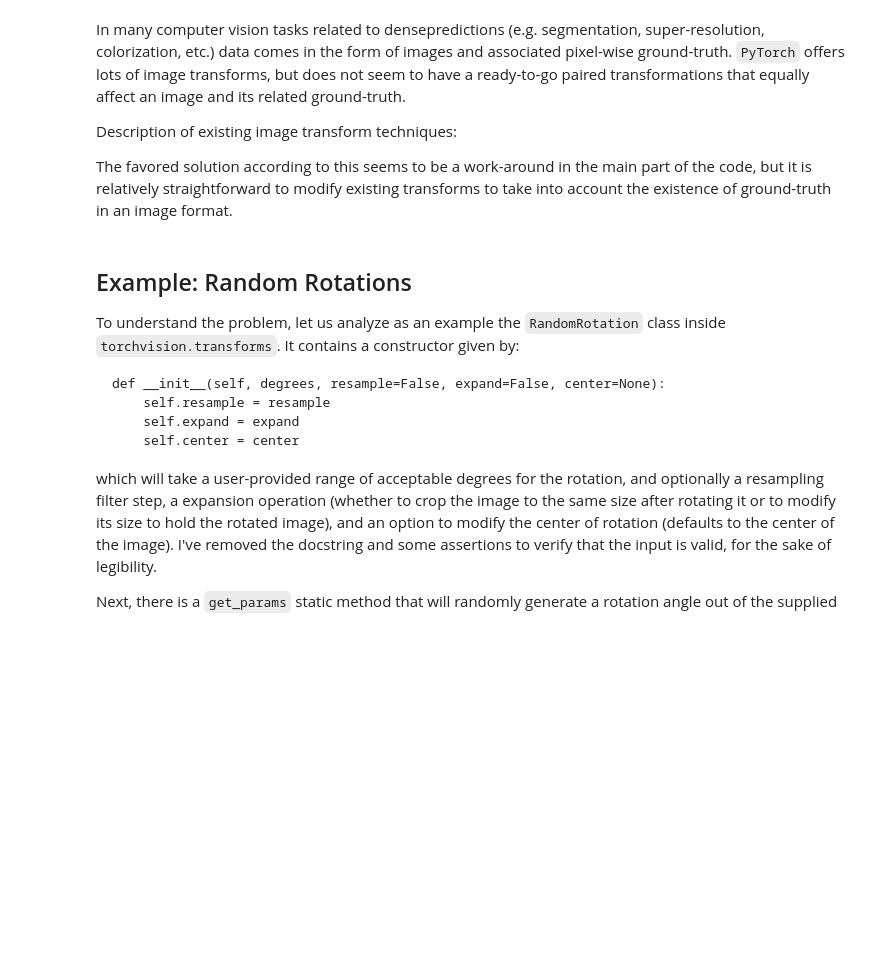
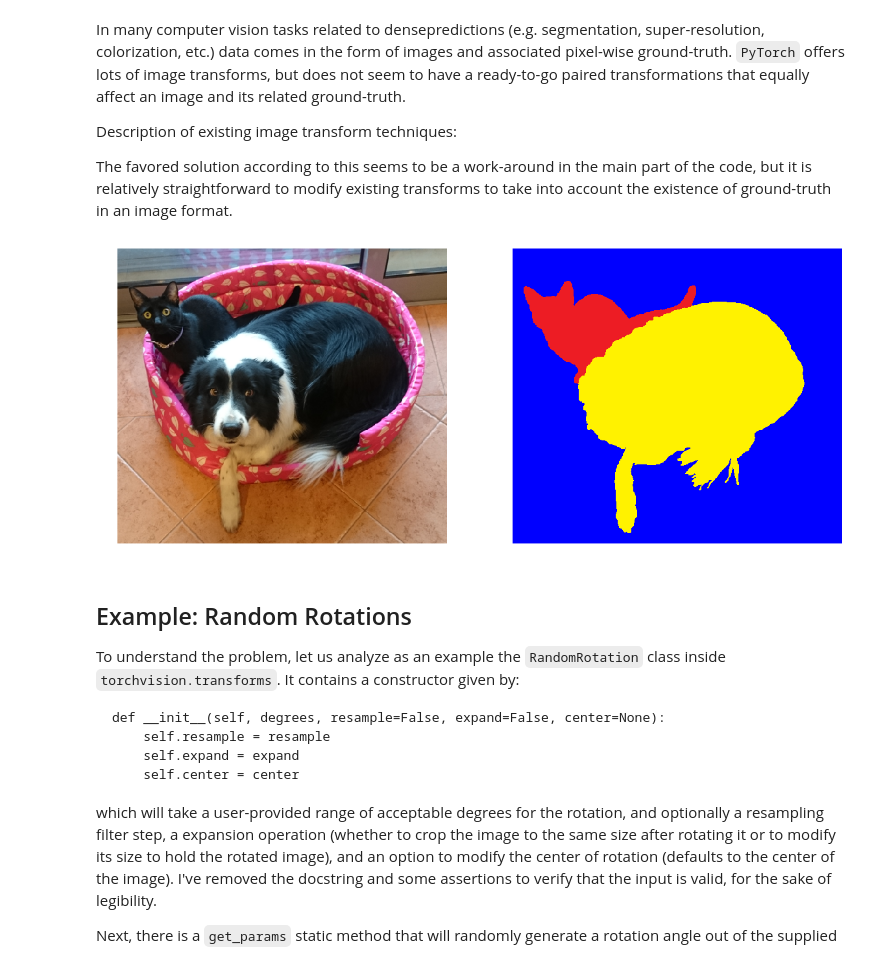
Before and after one commit to agaldran/torchvision_paired_transforms, a Jupyter notebook: paired_transforms_pytorch0.3.ipynb, the cells around one changed output. Drawn from its saved outputs; the diff is of its cells as text; code cells hidden in the pictures; blank space fills up the shorter version.

```diff
--- a/paired_transforms_pytorch0.3.ipynb
+++ b/paired_transforms_pytorch0.3.ipynb
@@ -23,5 +23,9 @@ def imshow_pair(im, gdt):
     ax[0].imshow(np.asarray(im)),  ax[0].axis('off')
     ax[1].imshow(np.asarray(gdt)), ax[1].axis('off')
+# %%
+imshow_pair(image, gdt)
+# %% [output]
+[figure, added]
 # %% [markdown]
 ## Example: Random Rotations
 To understand the problem, let us analyze as an example the `RandomRotation` class inside `torchvision.transforms`. It contains a constructor given by:
```
Also changed, not shown: parts of 4 cells of this notebook, 11 other files.
